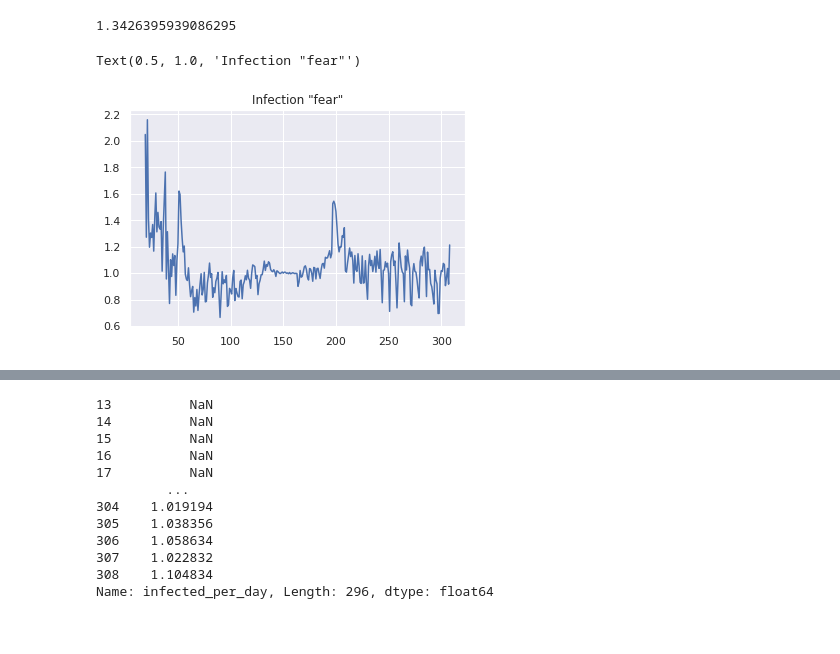
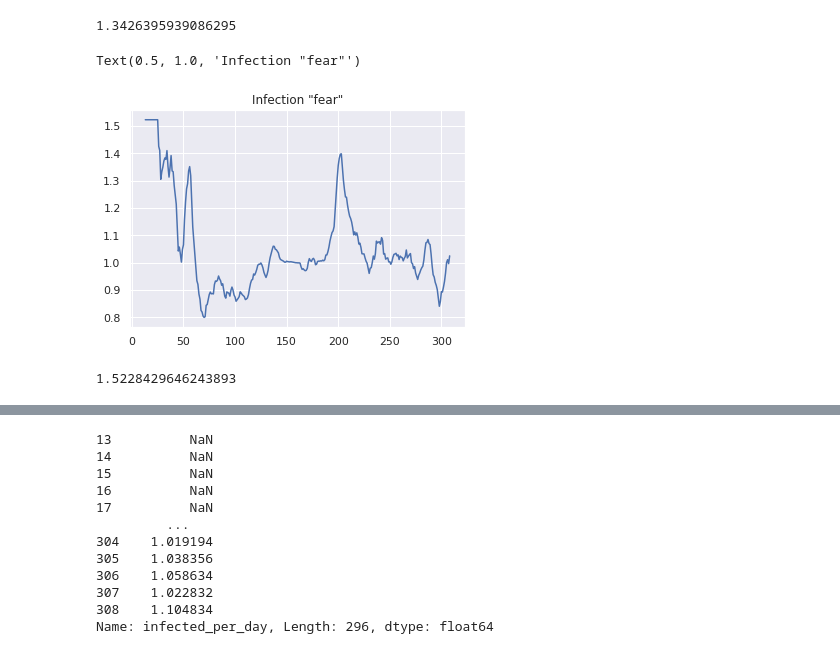
Before and after one commit to btseytlin/covid_peak_sir_modelling, a Jupyter notebook: seir_curve_fit.ipynb, the cells around one changed output, grey strips where cells are left out. Drawn from its saved outputs; the diff is of its cells as text; code cells hidden in the pictures.

Commit message:
Use beta fear

```diff
--- a/seir_curve_fit.ipynb
+++ b/seir_curve_fit.ipynb
@@ -132,8 +132,13 @@ beta_base
 1.3426395939086295
 # %%
 fear = df['infected_per_day']/df['infected_per_day'].rolling(7).mean()
+fear = fear.rolling(7).mean().fillna(method='bfill')
 plt.plot(fear)
 plt.title('Infection "fear"')
 # %% [output]
 Text(0.5, 1.0, 'Infection "fear"')
-[figure, old version]
+[figure, new version]
+# %%
+fear.iloc[0]
+# %% [output]
+1.5228429646243893
```
Also changed, not shown: parts of 17 cells of this notebook, 1 other file.
